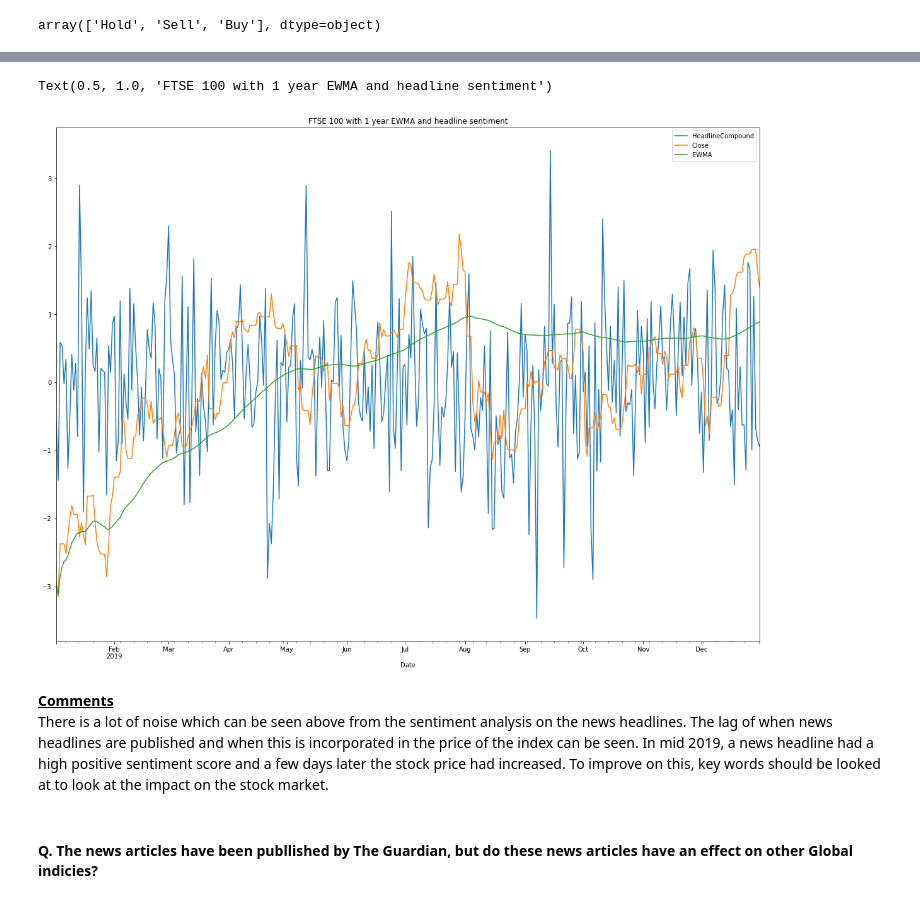
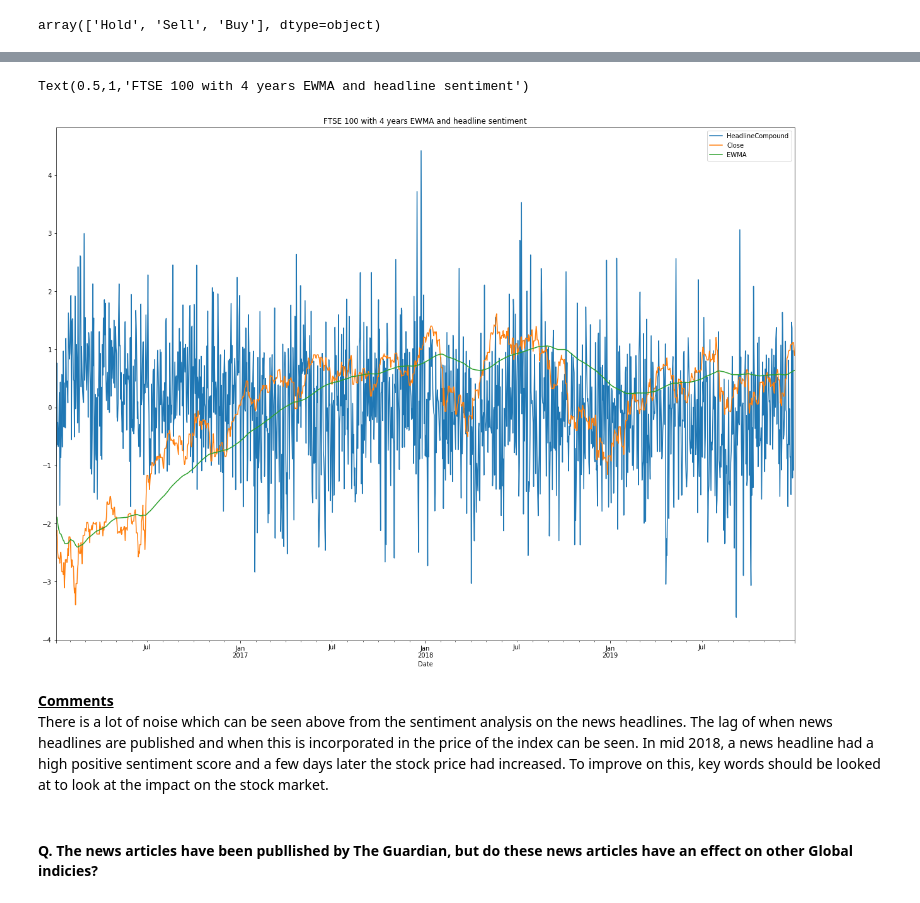
Before and after one commit to shivam-25/BLKHACK_IMPACT_OF_ESG_NEWS_ON_STOCKS, a Jupyter notebook: BLKHACK.ipynb, the cells around one changed output, grey strips where cells are left out. Saved outputs shown, nothing was run; the diff lists cells and outputs as text; code cells hidden in the pictures.

Commit message:
Increased data

```diff
--- a/BLKHACK.ipynb
+++ b/BLKHACK.ipynb
@@ -2179,14 +2178,14 @@ ftseSentiment1.head()
 # %%
 #Plot headlinecompound first to overlay the index values on top
-ftseSentiment1[['HeadlineCompound','Close','EWMA']].plot(figsize = (20,15))
-plt.title('FTSE 100 with 1 year EWMA and headline sentiment')
+ftseSentiment1[['HeadlineCompound','Close','EWMA']].plot(figsize = (21,15))
+plt.title('FTSE 100 with 4 years EWMA and headline sentiment')
 # %% [output]
-Text(0.5, 1.0, 'FTSE 100 with 1 year EWMA and headline sentiment')
+Text(0.5,1,'FTSE 100 with 4 years EWMA and headline sentiment')
-[figure, old version]
+[figure, new version]
 # %% [markdown]
 <b><u>Comments</u></b>
 <br>
-There is a lot of noise which can be seen above from the sentiment analysis on the news headlines. The lag of when news headlines are published and when this is incorporated in the price of the index can be seen. In mid 2019, a news headline had a high positive sentiment score and a few days later the stock price had increased. To improve on this, key words should be looked at to look at the impact on the stock market.
+There is a lot of noise which can be seen above from the sentiment analysis on the news headlines. The lag of when news headlines are published and when this is incorporated in the price of the index can be seen. In mid 2018, a news headline had a high positive sentiment score and a few days later the stock price had increased. To improve on this, key words should be looked at to look at the impact on the stock market.
 # %% [markdown]
 #### Q. The news articles have been publlished by The Guardian, but do these news articles have an effect on other Global indicies?
 # %%
```
Also changed, not shown: parts of 170 cells of this notebook, 3 other files.
